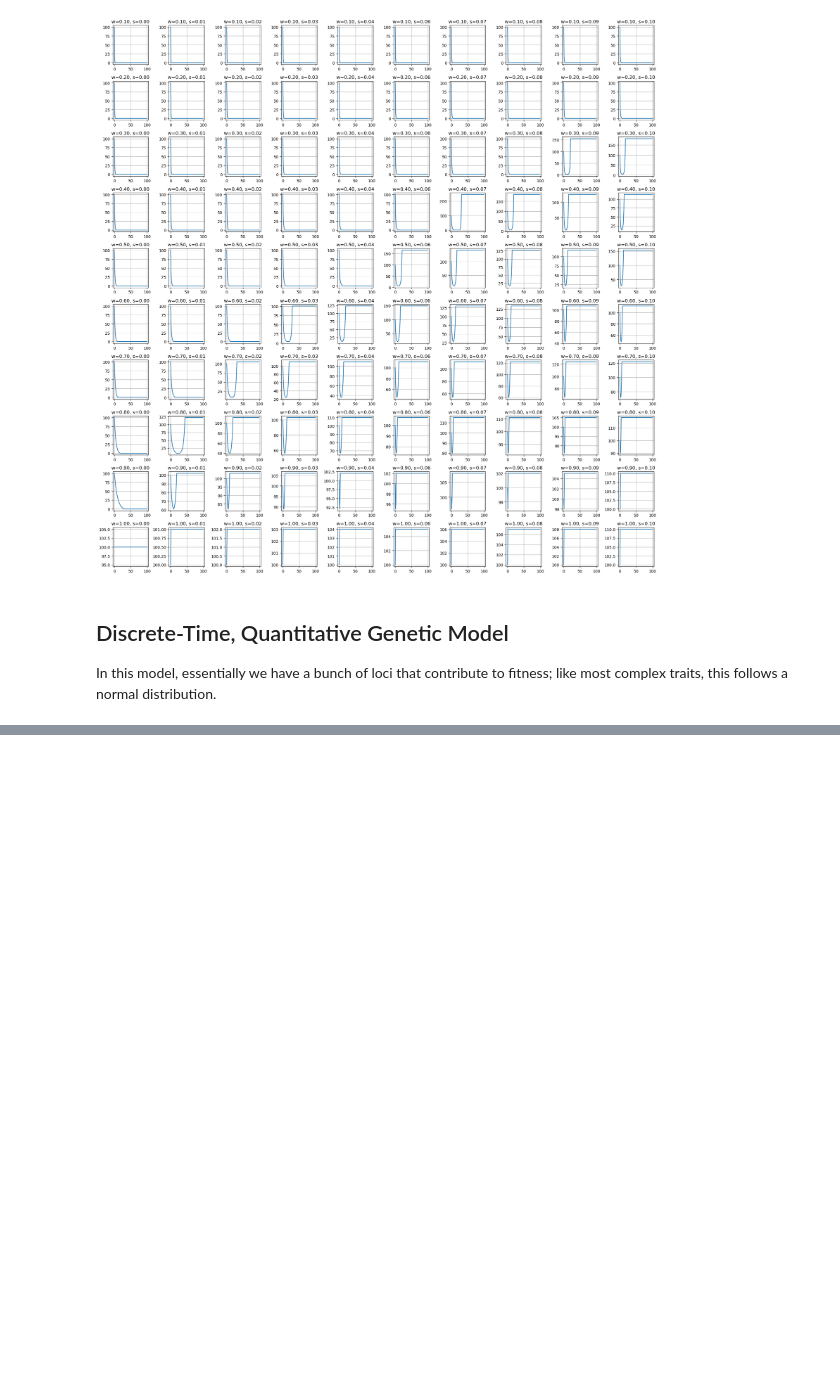
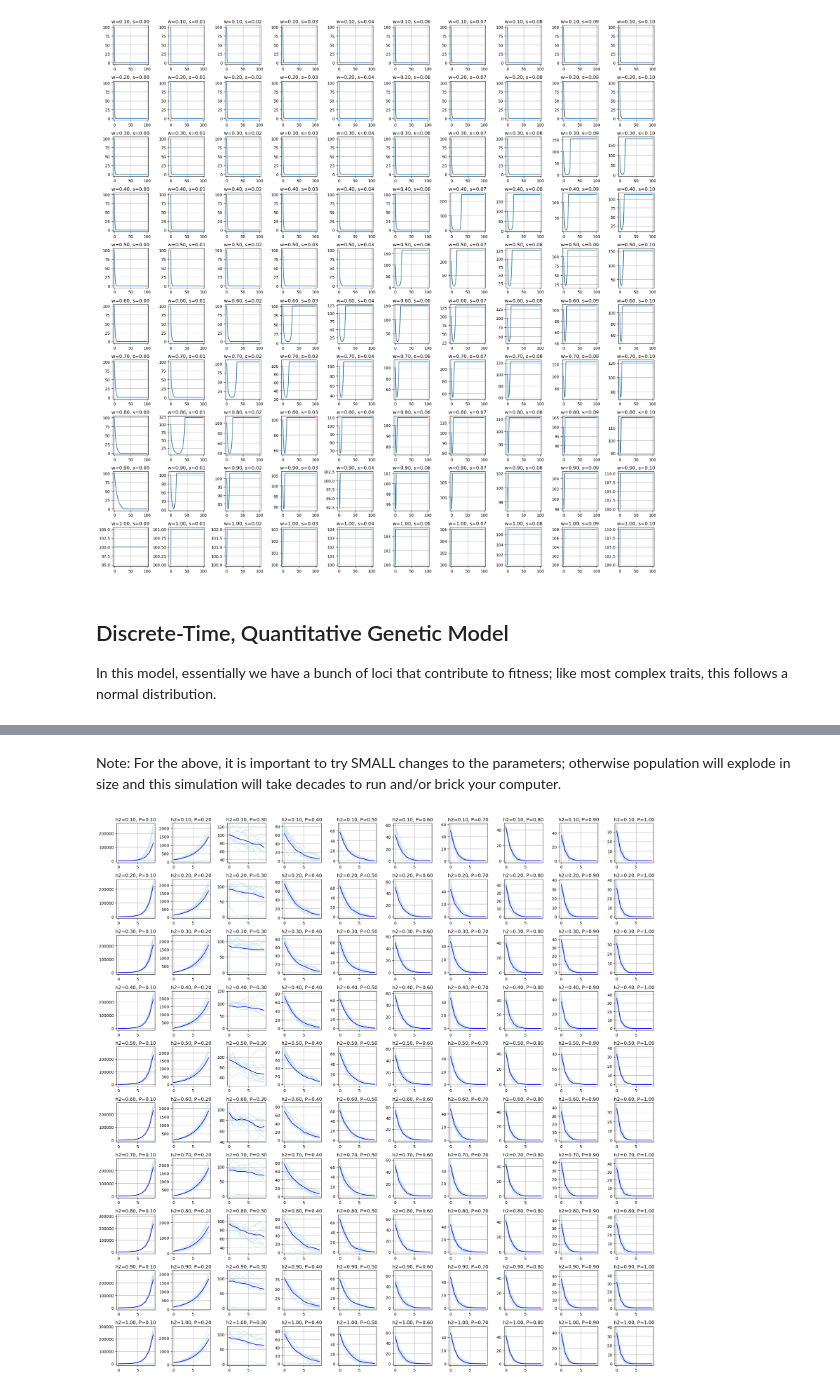
Before and after one commit to jonazhu/extinctionmodeling, a Jupyter notebook: q2_invadingspecies/baseline.ipynb, the cells around one changed output, grey strips where cells are left out. Saved outputs shown, nothing was run; the diff lists cells and outputs as text; code cells hidden in the pictures; blank space fills up the shorter version.

Commit message:
finish quantgen model

```diff
--- a/q2_invadingspecies/baseline.ipynb
+++ b/q2_invadingspecies/baseline.ipynb
@@ -199,0 +200,26 @@ plt.show()
+# %% [markdown]
+Note: For the above, it is important to try SMALL changes to the parameters; otherwise population will explode in size and this simulation will take decades to run and/or brick your computer.
+# %%
+#same as simple two-step model, but with various values of P and h2
+h2s = np.linspace(0.1, 1, 10)
+Ps = np.linspace(0.1, 1, 10)
+pops_all = []
+mean_pops_all = []
+for h2 in h2s:
+    for P in Ps:
+        pops, mean_pops = quantgen_model(n_init, w_max, w, P, h2, generations=10, n_sims=10)
+        pops_all.append(pops)
+        mean_pops_all.append(mean_pops)
+
+#plot all the runs in a grid of 10x10 subplots
+fig, axs = plt.subplots(10, 10, figsize=(20, 20))
+for i, pops in enumerate(pops_all):
+    ax = axs[i // 10, i % 10]
+    ax.plot(pops.T, color='lightblue', alpha=0.5)
+    ax.plot(mean_pops_all[i], color='blue', label='Mean Population Size')
+    ax.set_title(f'h2={h2s[i // 10]:.2f}, P={Ps[i % 10]:.2f}')
+    ax.grid()
+plt.tight_layout()
+plt.show()
+# %% [output]
+[figure, added]
```
Also changed, not shown: parts of 1 cell of this notebook.
